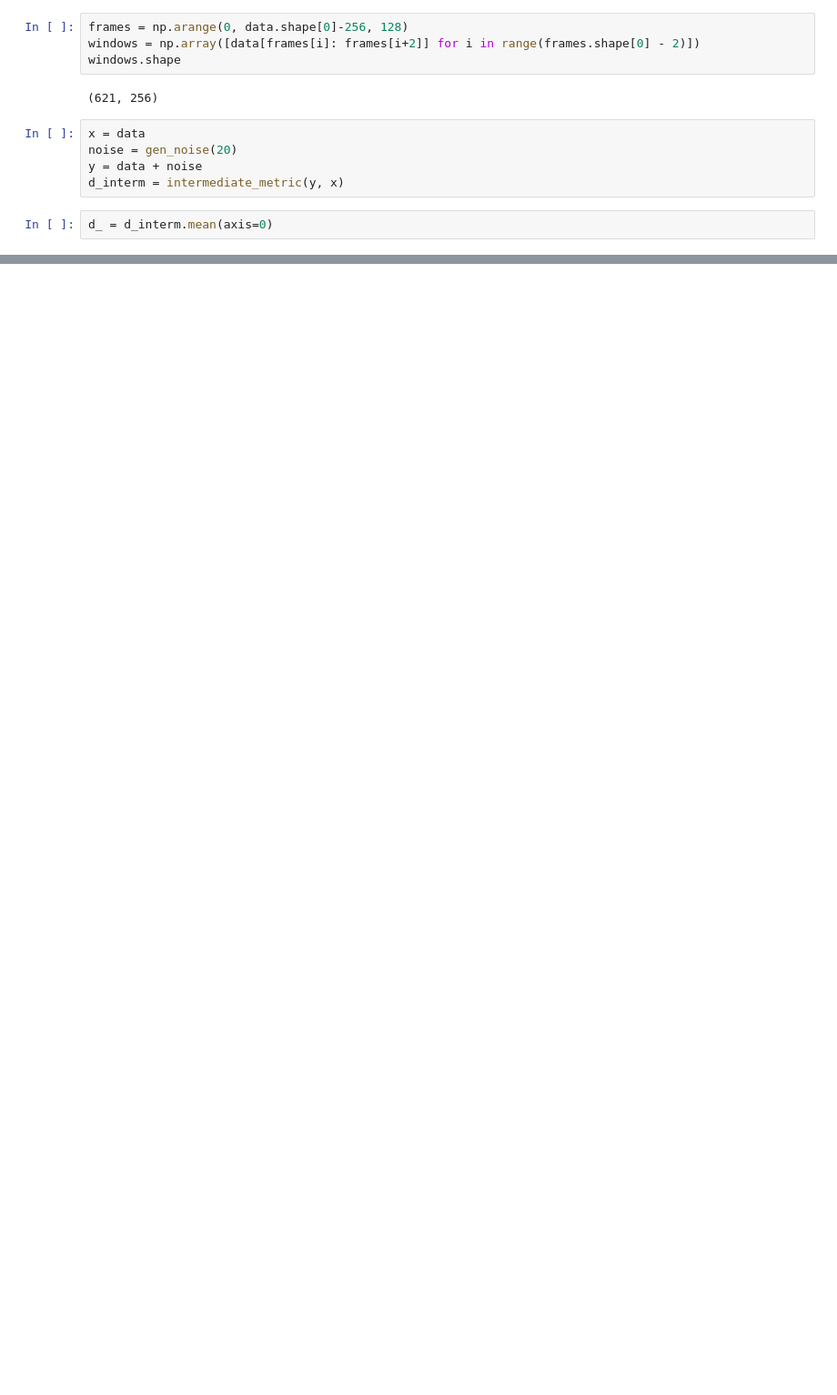
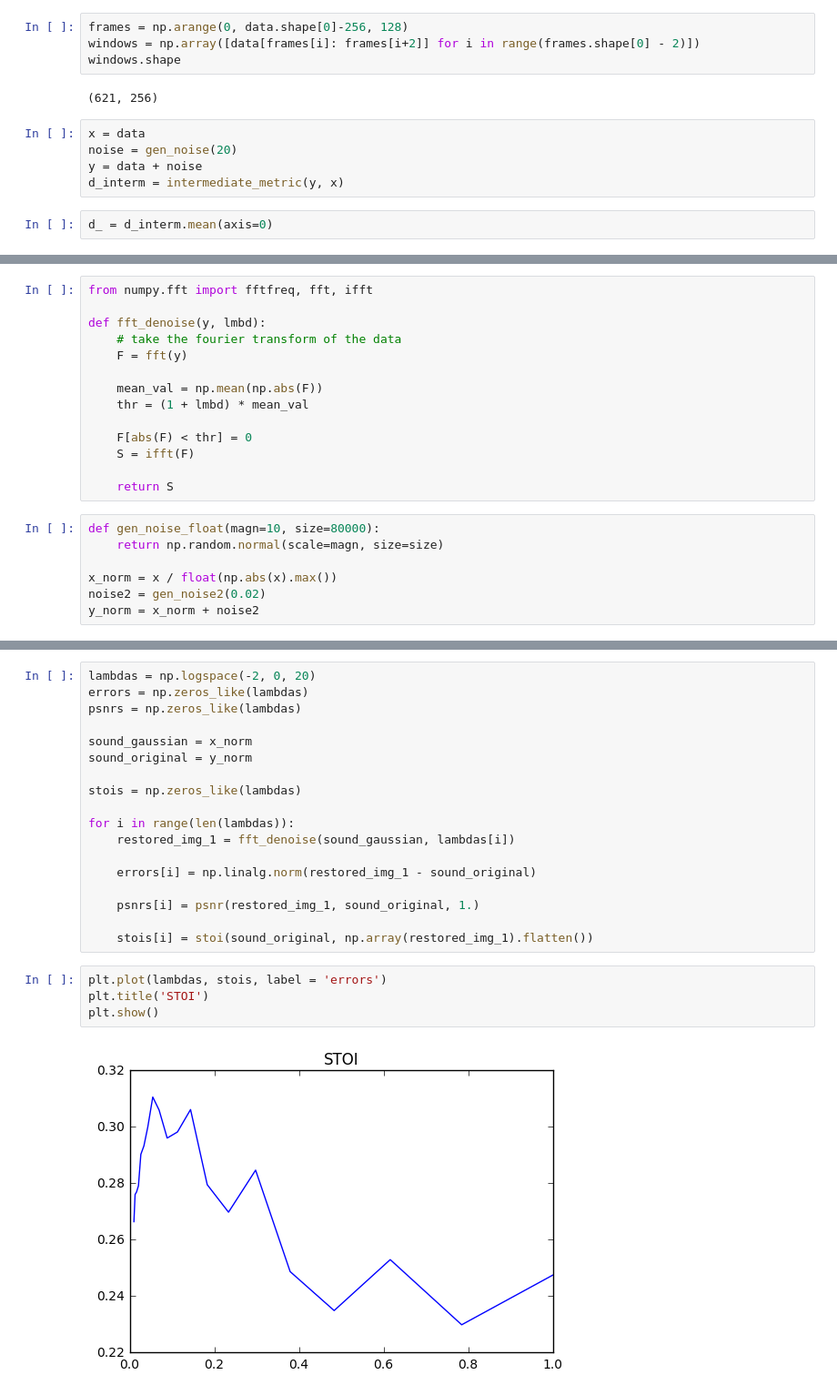
Before and after one commit to Lextal/sipproj, a Jupyter notebook: stoi.ipynb, the cells around one changed output, grey strips where cells are left out. Shown at 91% size. Drawn from its saved outputs; the diff is of its cells as text; blank space fills up the shorter version.

```diff
--- a/stoi.ipynb
+++ b/stoi.ipynb
@@ -166,0 +265,21 @@ plt.show()
+# %%
+from numpy.fft import fftfreq, fft, ifft
+
+def fft_denoise(y, lmbd):
+    # take the fourier transform of the data
+    F = fft(y)
+
+    mean_val = np.mean(np.abs(F))
+    thr = (1 + lmbd) * mean_val
+
+    F[abs(F) < thr] = 0
+    S = ifft(F)
+
+    return S
+# %%
+def gen_noise_float(magn=10, size=80000):
+    return np.random.normal(scale=magn, size=size)
+
+x_norm = x / float(np.abs(x).max())
+noise2 = gen_noise2(0.02)
+y_norm = x_norm + noise2
@@ -166,0 +290,24 @@ plt.show()
+# %%
+lambdas = np.logspace(-2, 0, 20)
+errors = np.zeros_like(lambdas)
+psnrs = np.zeros_like(lambdas)
+
+sound_gaussian = x_norm
+sound_original = y_norm
+
+stois = np.zeros_like(lambdas)
+
+for i in range(len(lambdas)):
+    restored_img_1 = fft_denoise(sound_gaussian, lambdas[i])
+
+    errors[i] = np.linalg.norm(restored_img_1 - sound_original)
+
+    psnrs[i] = psnr(restored_img_1, sound_original, 1.)
+
+    stois[i] = stoi(sound_original, np.array(restored_img_1).flatten())
+# %%
+plt.plot(lambdas, stois, label = 'errors')
+plt.title('STOI')
+plt.show()
+# %% [output]
+[figure, added]
```
Also changed, not shown: parts of 14 cells of this notebook.
